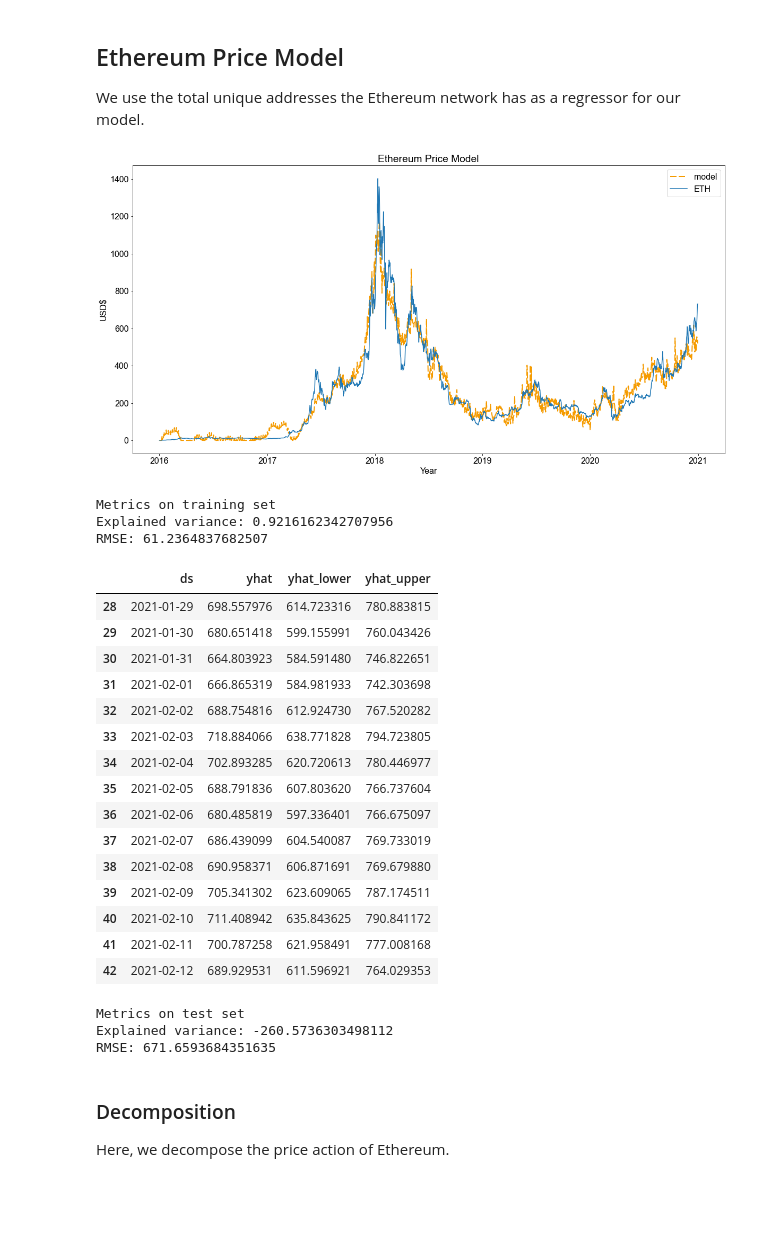
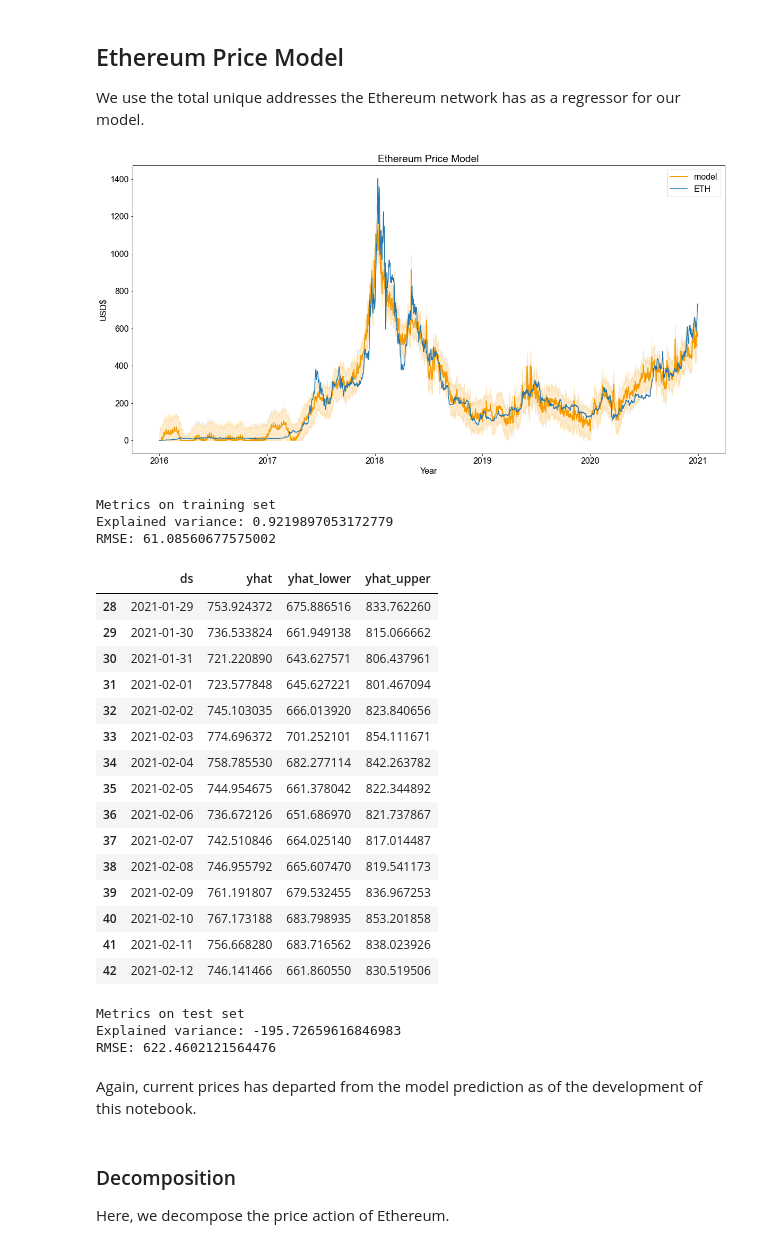
Before and after one commit to ptuls/bitcoin_price_forecasting, a Jupyter notebook: Bitcoin Price Forecasting with Prophet.ipynb, the cells around one changed output. Saved outputs shown, nothing was run; the diff lists cells and outputs as text; code cells hidden in the pictures; blank space fills up the shorter version.

```diff
--- a/Bitcoin Price Forecasting with Prophet.ipynb
+++ b/Bitcoin Price Forecasting with Prophet.ipynb
@@ -336,19 +390,31 @@ eth_price_addresses.dropna(inplace=True)
+# %%
+additional_regressors = [
+    eth_addresses,
+    eth_google_trends_sentiment,
+]
+
+eth_features = eth[["Date", "24h Open (USD)"]]
+for regressor in additional_regressors:
+    eth_features = eth_features.merge(regressor, on="Date")
+eth_features.dropna(inplace=True)
 # %% [markdown]
 ## Ethereum Price Model
 
 We use the total unique addresses the Ethereum network has as a regressor for our model.
 # %%
-input_df = eth_price_addresses[
+input_df = eth_features[
     [
         "Date",
         "24h Open (USD)",
         "Unique Address Total Count",
+        "Interest",
     ]
 ]
 input_df = input_df.rename(columns={
     "Date": "ds",
     "24h Open (USD)": "y",
     "Unique Address Total Count": "addresses",
+    "Interest": "interest"
 })
 
 future_df = input_df[input_df["ds"] >= PREDICTION_CUTOFF]
@@ -356,9 +422,10 @@ input_df = input_df[input_df["ds"] < PREDICTION_CUTOFF]
 # %%
 eth_model = Prophet(daily_seasonality=False)
 eth_model.add_regressor("addresses", mode="additive")
+eth_model.add_regressor("interest", mode="additive")
 
 eth_model.fit(input_df);
 # %%
-train_forecast = eth_model.predict(input_df)
+eth_train_forecast = eth_model.predict(input_df)
 # %%
 # set all non-negative early price forecasts to 0
@@ -366,49 +433,52 @@ train_forecast.loc[train_forecast["yhat"] < 0, "yhat"] = 0
 # %%
 plt.rc("font", family="arial", size=16)
 
 fig, ax = plt.subplots();
-ax.plot(train_forecast["ds"], train_forecast["yhat"], dashes=[6, 2], linewidth=2, color="#F59B00", label="model")
-ax.plot(train_forecast["ds"], input_df["y"], label="ETH")
+ax.plot(eth_train_forecast["ds"], eth_train_forecast["yhat"], linewidth=2, color="#F59B00", label="model")
+ax.plot(eth_train_forecast["ds"], input_df["y"], label="ETH")
+plt.fill_between(eth_train_forecast["ds"], eth_train_forecast["yhat_lower"], eth_train_forecast["yhat_upper"], color="#F59B00", alpha=0.2)
 plt.xlabel("Year");
 plt.ylabel("USD$");
 plt.title("Ethereum Price Model");
 plt.legend();
 # %% [output]
-[figure, old version]
+[figure, new version]
 # %%
 print("Metrics on training set")
-calculate_performance_metrics(train_forecast.loc[:, "yhat"], input_df["y"])
+calculate_performance_metrics(eth_train_forecast.loc[:, "yhat"], input_df["y"])
 # %% [output]
 Metrics on training set
-Explained variance: 0.9216162342707956
-RMSE: 61.2364837682507
+Explained variance: 0.9219897053172779
+RMSE: 61.08560677575002
 # %%
-forecast = eth_model.predict(future_df)
-forecast[["ds", "yhat", "yhat_lower", "yhat_upper"]].tail(15)
+eth_forecast = eth_model.predict(future_df)
+eth_forecast[["ds", "yhat", "yhat_lower", "yhat_upper"]].tail(15)
 # %% [output]
 |  | ds | yhat | yhat_lower | yhat_upper |
-| 28 | 2021-01-29 | 698.557976 | 614.723316 | 780.883815 |
-| 29 | 2021-01-30 | 680.651418 | 599.155991 | 760.043426 |
-| 30 | 2021-01-31 | 664.803923 | 584.591480 | 746.822651 |
-| 31 | 2021-02-01 | 666.865319 | 584.981933 | 742.303698 |
-| 32 | 2021-02-02 | 688.754816 | 612.924730 | 767.520282 |
-| 33 | 2021-02-03 | 718.884066 | 638.771828 | 794.723805 |
-| 34 | 2021-02-04 | 702.893285 | 620.720613 | 780.446977 |
-| 35 | 2021-02-05 | 688.791836 | 607.803620 | 766.737604 |
-| 36 | 2021-02-06 | 680.485819 | 597.336401 | 766.675097 |
-| 37 | 2021-02-07 | 686.439099 | 604.540087 | 769.733019 |
-| 38 | 2021-02-08 | 690.958371 | 606.871691 | 769.679880 |
-| 39 | 2021-02-09 | 705.341302 | 623.609065 | 787.174511 |
-| 40 | 2021-02-10 | 711.408942 | 635.843625 | 790.841172 |
-| 41 | 2021-02-11 | 700.787258 | 621.958491 | 777.008168 |
-| 42 | 2021-02-12 | 689.929531 | 611.596921 | 764.029353 |
+| 28 | 2021-01-29 | 753.924372 | 675.886516 | 833.762260 |
+| 29 | 2021-01-30 | 736.533824 | 661.949138 | 815.066662 |
+| 30 | 2021-01-31 | 721.220890 | 643.627571 | 806.437961 |
+| 31 | 2021-02-01 | 723.577848 | 645.627221 | 801.467094 |
+| 32 | 2021-02-02 | 745.103035 | 666.013920 | 823.840656 |
+| 33 | 2021-02-03 | 774.696372 | 701.252101 | 854.111671 |
+| 34 | 2021-02-04 | 758.785530 | 682.277114 | 842.263782 |
+| 35 | 2021-02-05 | 744.954675 | 661.378042 | 822.344892 |
+| 36 | 2021-02-06 | 736.672126 | 651.686970 | 821.737867 |
+| 37 | 2021-02-07 | 742.510846 | 664.025140 | 817.014487 |
+| 38 | 2021-02-08 | 746.955792 | 665.607470 | 819.541173 |
+| 39 | 2021-02-09 | 761.191807 | 679.532455 | 836.967253 |
+| 40 | 2021-02-10 | 767.173188 | 683.798935 | 853.201858 |
+| 41 | 2021-02-11 | 756.668280 | 683.716562 | 838.023926 |
+| 42 | 2021-02-12 | 746.141466 | 661.860550 | 830.519506 |
 # %%
 print("Metrics on test set")
-calculate_performance_metrics(forecast.loc[:, "yhat"], future_df["y"])
+calculate_performance_metrics(eth_forecast.loc[:, "yhat"], future_df["y"])
 # %% [output]
 Metrics on test set
-Explained variance: -260.5736303498112
-RMSE: 671.6593684351635
+Explained variance: -195.72659616846983
+RMSE: 622.4602121564476
+# %% [markdown]
+Again, current prices has departed from the model prediction as of the development of this notebook.
 # %% [markdown]
 ### Decomposition
 
```
Also changed, not shown: parts of 34 cells of this notebook, 2 other files.
